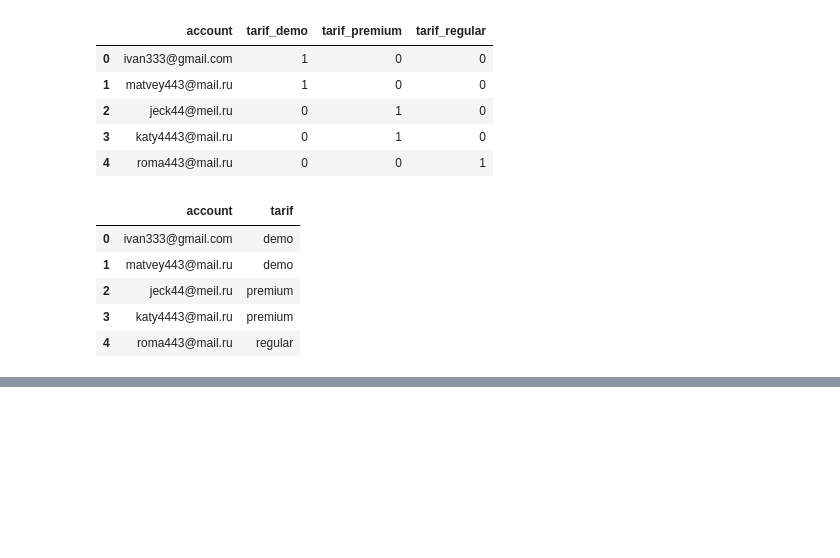
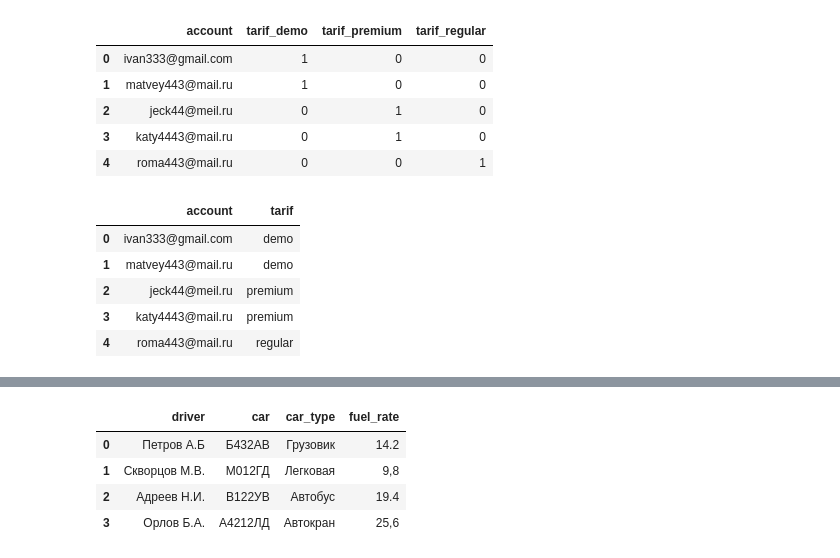
Before and after one commit to gbrs/basics_of_pandas, a Jupyter notebook: Pandas_basic.ipynb, the cells around one changed output, grey strips where cells are left out. Saved outputs shown, nothing was run; the diff lists cells and outputs as text; code cells hidden in the pictures; blank space fills up the shorter version.

```diff
--- a/Pandas_basic.ipynb
+++ b/Pandas_basic.ipynb
@@ -1676,0 +1707,17 @@ solution(df)
+# %%
+import pandas as pd
+
+def solution(_df):
+    # ваш код здесь)
+    result = _df.copy()
+    result = result[~result.driver.str.contains('увол')]
+    result.driver = result.driver.str.replace('Водитель ', '')
+    return result
+
+solution(df)
+# %% [output]
+|  | driver | car | car_type | fuel_rate |
+| 0 | Петров А.Б | Б432АВ | Грузовик | 14.2 |
+| 1 | Скворцов М.В. | М012ГД | Легковая | 9,8 |
+| 2 | Адреев Н.И. | В122УВ | Автобус | 19.4 |
+| 3 | Орлов Б.А. | А4212ЛД | Автокран | 25,6 |
```
Also changed, not shown: parts of 4 cells of this notebook.
